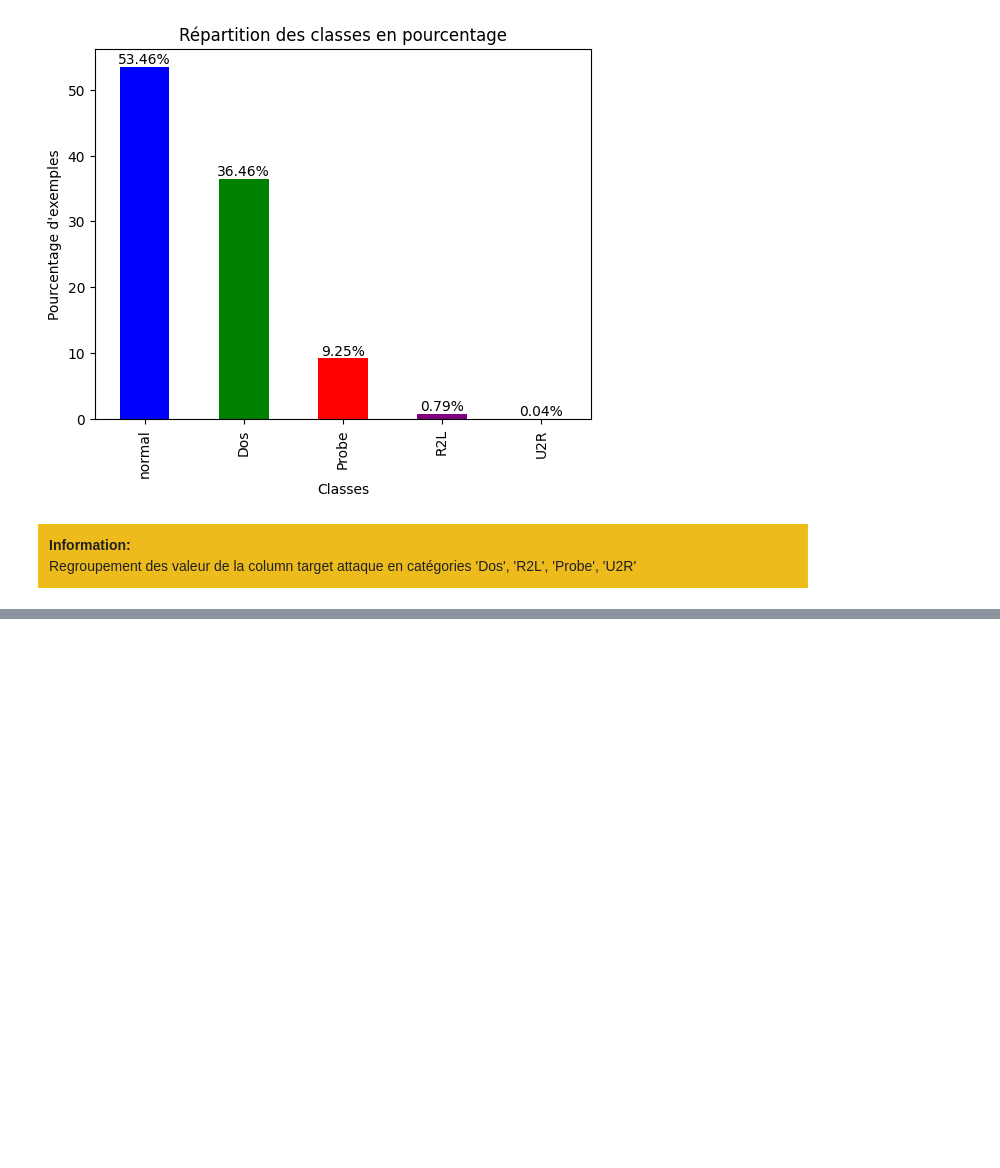
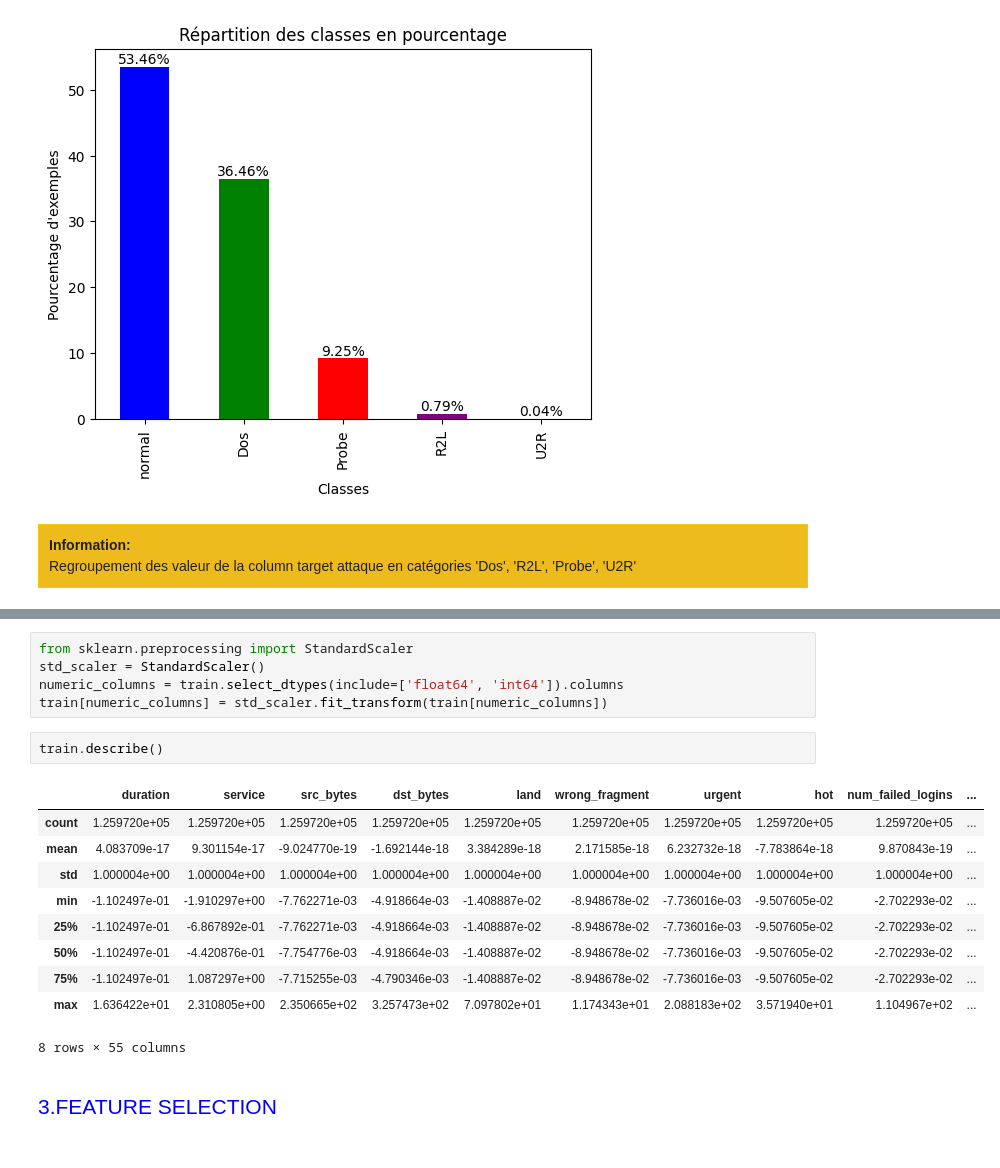
Before and after one commit to dridikalthoum/MLProjectIDS, a Jupyter notebook: ProjetIDSV2.ipynb, the cells around one changed output, grey strips where cells are left out. Drawn from its saved outputs; the diff is of its cells as text; blank space fills up the shorter version.

```diff
--- a/ProjetIDSV2.ipynb
+++ b/ProjetIDSV2.ipynb
@@ -330,0 +377,21 @@ train = pd.get_dummies(train, columns=['flag'], prefix='flag')
+# %%
+from sklearn.preprocessing import StandardScaler
+std_scaler = StandardScaler()
+numeric_columns = train.select_dtypes(include=['float64', 'int64']).columns
+train[numeric_columns] = std_scaler.fit_transform(train[numeric_columns])
+# %%
+train.describe()
+# %% [output]
+|  | duration | service | src_bytes | dst_bytes | land | wrong_fragment | urgent | hot | num_failed_logins | ... |
+| count | 1.259720e+05 | 1.259720e+05 | 1.259720e+05 | 1.259720e+05 | 1.259720e+05 | 1.259720e+05 | 1.259720e+05 | 1.259720e+05 | 1.259720e+05 | ... |
+| mean | 4.083709e-17 | 9.301154e-17 | -9.024770e-19 | -1.692144e-18 | 3.384289e-18 | 2.171585e-18 | 6.232732e-18 | -7.783864e-18 | 9.870843e-19 | ... |
+| std | 1.000004e+00 | 1.000004e+00 | 1.000004e+00 | 1.000004e+00 | 1.000004e+00 | 1.000004e+00 | 1.000004e+00 | 1.000004e+00 | 1.000004e+00 | ... |
+| min | -1.102497e-01 | -1.910297e+00 | -7.762271e-03 | -4.918664e-03 | -1.408887e-02 | -8.948678e-02 | -7.736016e-03 | -9.507605e-02 | -2.702293e-02 | ... |
+| 25% | -1.102497e-01 | -6.867892e-01 | -7.762271e-03 | -4.918664e-03 | -1.408887e-02 | -8.948678e-02 | -7.736016e-03 | -9.507605e-02 | -2.702293e-02 | ... |
+| 50% | -1.102497e-01 | -4.420876e-01 | -7.754776e-03 | -4.918664e-03 | -1.408887e-02 | -8.948678e-02 | -7.736016e-03 | -9.507605e-02 | -2.702293e-02 | ... |
+| 75% | -1.102497e-01 | 1.087297e+00 | -7.715255e-03 | -4.790346e-03 | -1.408887e-02 | -8.948678e-02 | -7.736016e-03 | -9.507605e-02 | -2.702293e-02 | ... |
+| max | 1.636422e+01 | 2.310805e+00 | 2.350665e+02 | 3.257473e+02 | 7.097802e+01 | 1.174343e+01 | 2.088183e+02 | 3.571940e+01 | 1.104967e+02 | ... |
+8 rows × 55 columns
+# %% [markdown]
+<p style="font-family: Arial; font-size:1.5em;color:blue; font-style:bold"><br>
+3.FEATURE SELECTION</p><br>
```
Also changed, not shown: parts of 16 cells of this notebook.
